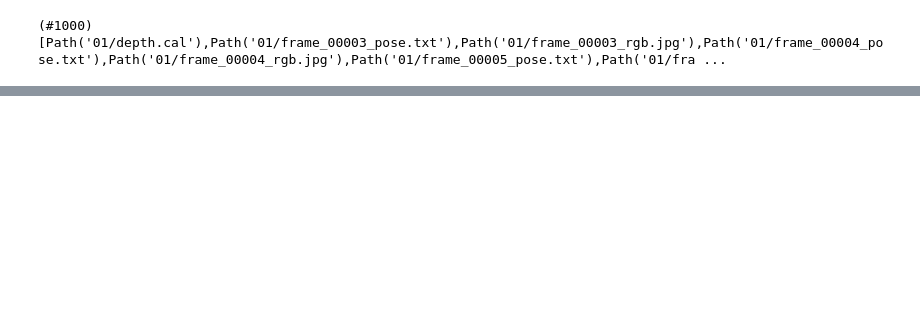
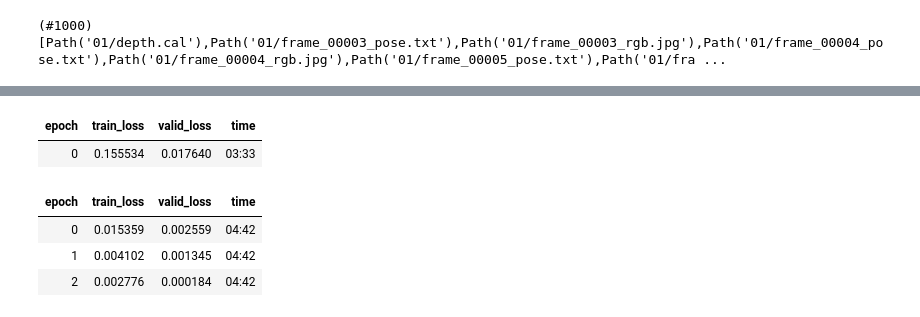
Before and after one commit to rohitnikam1/Fastai-projects, a Jupyter notebook: multi_label_classification_and_image_regression.ipynb, the cells around one changed output, grey strips where cells are left out. Saved outputs shown, nothing was run; the diff lists cells and outputs as text; code cells hidden in the pictures; blank space fills up the shorter version.

```diff
--- a/multi_label_classification_and_image_regression.ipynb
+++ b/multi_label_classification_and_image_regression.ipynb
@@ -341,0 +441,10 @@ len(get_image_files(path))
+# %%
+lr = 0.001737800776027143
+learn.fine_tune(3, base_lr=lr)
+# %% [output]
+| epoch | train_loss | valid_loss | time |
+| 0 | 0.155534 | 0.017640 | 03:33 |
+| epoch | train_loss | valid_loss | time |
+| 0 | 0.015359 | 0.002559 | 04:42 |
+| 1 | 0.004102 | 0.001345 | 04:42 |
+| 2 | 0.002776 | 0.000184 | 04:42 |
```
Also changed, not shown: parts of 31 cells of this notebook.
